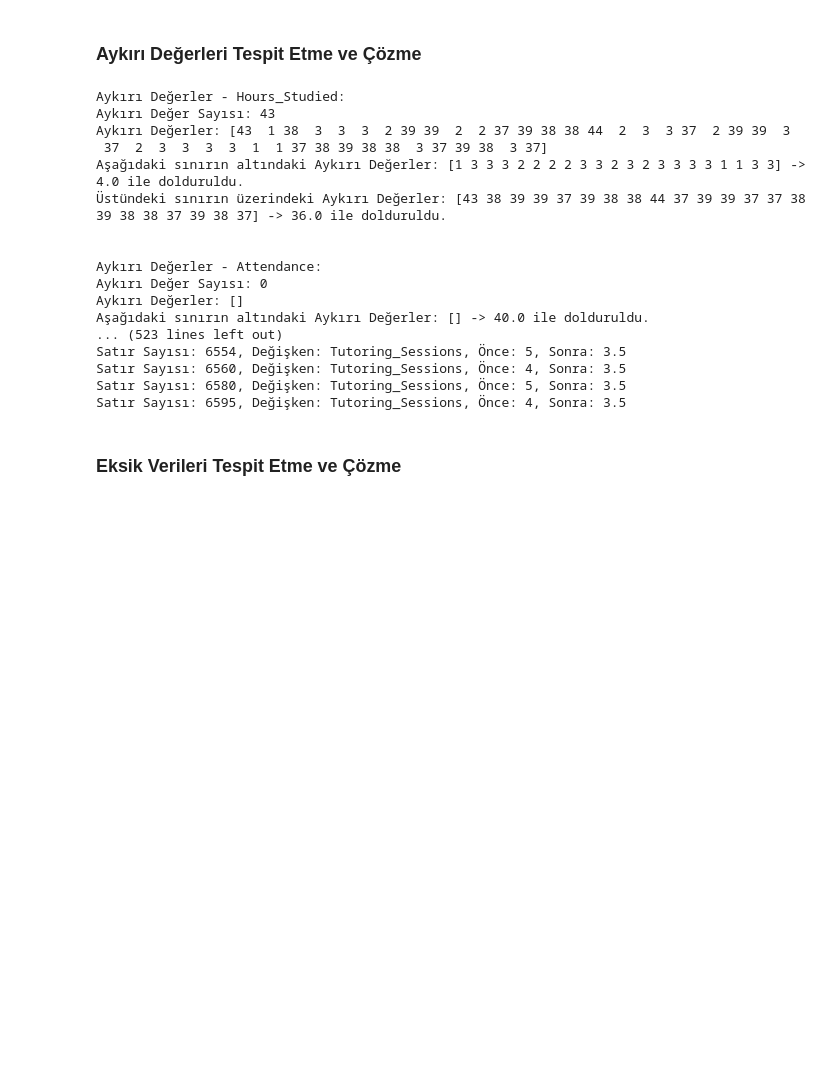
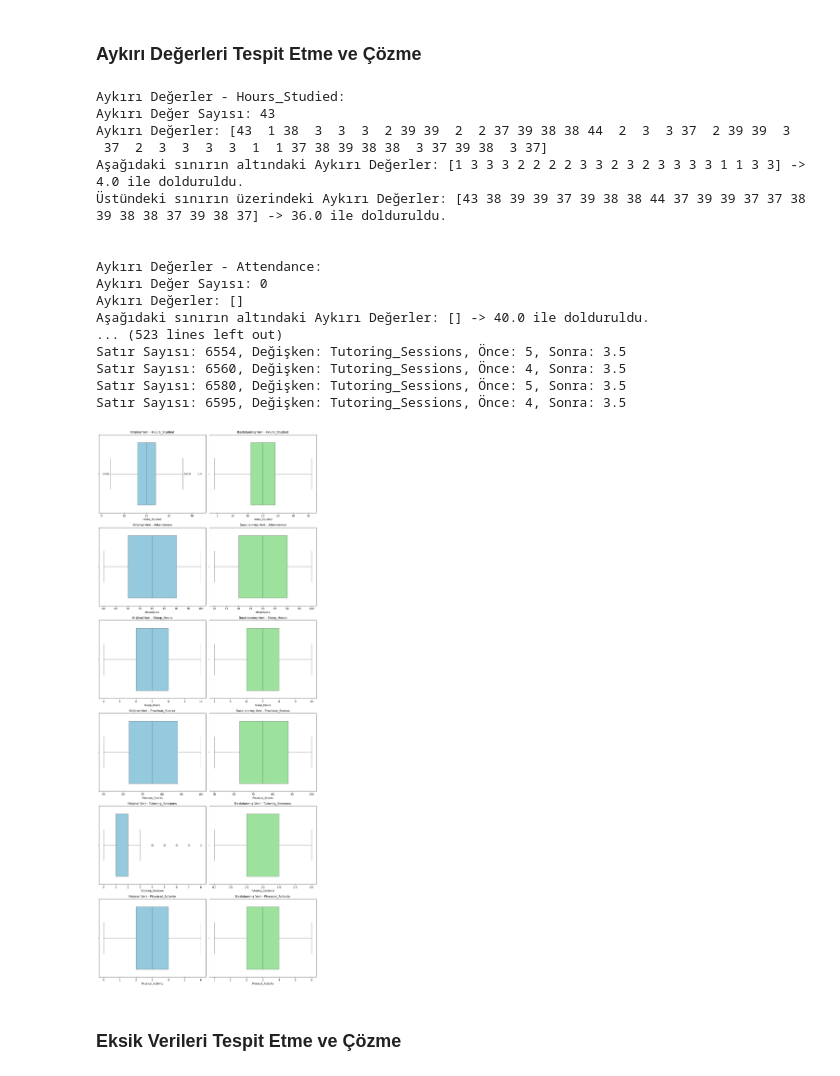
Before and after one commit to busra-kayaa/Student-Performance-Predictor, a Jupyter notebook: VeriBilimineGirisProje.ipynb, the cells around one changed output. Cells and saved outputs as stored; diff of their text form; code cells hidden in the pictures; blank space fills up the shorter version.

Commit message:
Added boxplot visualizations for numerical columns with outlier analysis

```diff
--- a/VeriBilimineGirisProje.ipynb
+++ b/VeriBilimineGirisProje.ipynb
@@ -248,6 +248,11 @@ Genel olarak, çalışma saati ve uyku düzeni sınav başarısını etkileyen f
 # %% [markdown]
 ### Aykırı Değerleri Tespit Etme ve Çözme
 # %%
+import matplotlib.pyplot as plt
+import seaborn as sns
+import numpy as np
+import pandas as pd
+
 df = pd.read_csv('StudentPerformanceFactors.csv')
 
 # Hedef değişkeni belirleme
@@ -299,33 +304,51 @@ for col, info in outliers_info.items():
     print(f"Aykırı Değerler: {info['outliers']}")
     print(f"Aşağıdaki sınırın altındaki Aykırı Değerler: {info['beyond_lower_bound']} -> {info['filled_with_lower_bound']} ile dolduruldu.")
     print(f"Üstündeki sınırın üzerindeki Aykırı Değerler: {info['beyond_upper_bound']} -> {info['filled_with_upper_bound']} ile dolduruldu.")
     print("\n")
 
 # Baskılanmış olan değerleri yazdırma (satır sayısı, öncesi ve sonrası)
 print("Baskılanan Değerler (Satır Sayısı, Öncesi ve Sonrası):")
 for row_num, col, original, replaced in baskilanan_degerler:
     print(f"Satır Sayısı: {row_num}, Değişken: {col}, Önce: {original}, Sonra: {replaced}")
 
 # Yeni veri setini kaydetme
 df_no_outliers.to_csv('StudentPerformanceFactors_no_outliers.csv', index=False)
+
+# Boxplot çizimi
+fig, axes = plt.subplots(len(numerical_cols), 2, figsize=(12, 5 * len(numerical_cols)))
+
+for idx, col in enumerate(numerical_cols):
+    # Orijinal veri
+    sns.boxplot(x=df[col], ax=axes[idx, 0], color="skyblue")
+    axes[idx, 0].set_title(f'Orijinal Veri - {col}')
+    axes[idx, 0].set_xlabel(col)
+
+    # Baskılanmış veri
+    sns.boxplot(x=df_no_outliers[col], ax=axes[idx, 1], color="lightgreen")
+    axes[idx, 1].set_title(f'Baskılanmış Veri - {col}')
+    axes[idx, 1].set_xlabel(col)
+
+plt.tight_layout()
+plt.show()
 # %% [output]
 Aykırı Değerler - Hours_Studied:
 Aykırı Değer Sayısı: 43
 Aykırı Değerler: [43  1 38  3  3  3  2 39 39  2  2 37 39 38 38 44  2  3  3 37  2 39 39  3
  37  2  3  3  3  3  1  1 37 38 39 38 38  3 37 39 38  3 37]
 Aşağıdaki sınırın altındaki Aykırı Değerler: [1 3 3 3 2 2 2 2 3 3 2 3 2 3 3 3 3 1 1 3 3] -> 4.0 ile dolduruldu.
 Üstündeki sınırın üzerindeki Aykırı Değerler: [43 38 39 39 37 39 38 38 44 37 39 39 37 37 38 39 38 38 37 39 38 37] -> 36.0 ile dolduruldu.
 
 
 Aykırı Değerler - Attendance:
 Aykırı Değer Sayısı: 0
 Aykırı Değerler: []
 Aşağıdaki sınırın altındaki Aykırı Değerler: [] -> 40.0 ile dolduruldu.
 ... (523 lines left out)
 Satır Sayısı: 6554, Değişken: Tutoring_Sessions, Önce: 5, Sonra: 3.5
 Satır Sayısı: 6560, Değişken: Tutoring_Sessions, Önce: 4, Sonra: 3.5
 Satır Sayısı: 6580, Değişken: Tutoring_Sessions, Önce: 5, Sonra: 3.5
 Satır Sayısı: 6595, Değişken: Tutoring_Sessions, Önce: 4, Sonra: 3.5
+[figure, added]
 # %% [markdown]
 ### Eksik Verileri Tespit Etme ve Çözme
 # %%
```
Also changed, not shown: parts of 3 cells of this notebook.
